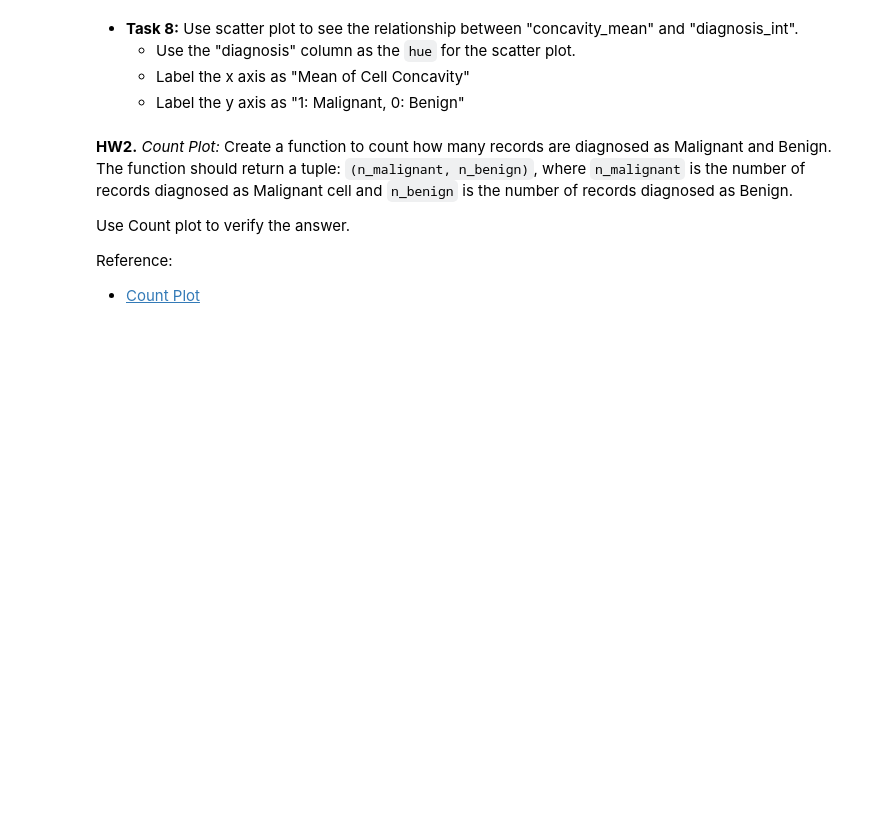
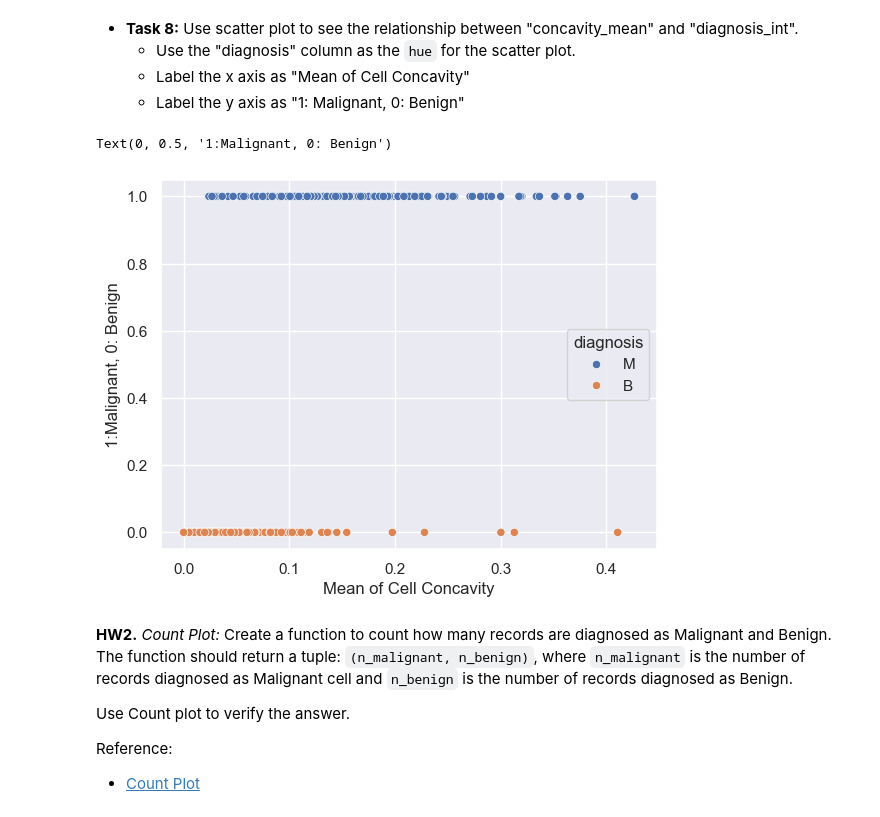
Before and after one commit to surrelsaga/DDW-weekly-problemSets, a Jupyter notebook: Week09_Homework.ipynb, the cells around one changed output. Cells and saved outputs as stored; diff of their text form; code cells hidden in the pictures; blank space fills up the shorter version.

```diff
--- a/Week09_Homework.ipynb
+++ b/Week09_Homework.ipynb
@@ -185,18 +221,21 @@ sns.set()
 # %%
 # Task 8
 # set the default theme to use Seaborn
 sns.set()
 
+# extract data
+df_data02: pd.DataFrame = df.loc[:, ['concavity_mean', 'diagnosis_int', 'diagnosis']]
+
 # display using scatter plot
-# myplot: axes.Axes = None
+myplot: axes.Axes = sns.scatterplot(x='concavity_mean', y='diagnosis_int', hue='diagnosis', data=df_data02)
 
 # set the x label
-
+myplot.set_xlabel('Mean of Cell Concavity')
 # set the y label
-
-###
-### YOUR CODE HERE
-###
+myplot.set_ylabel('1:Malignant, 0: Benign')
+# %% [output]
+Text(0, 0.5, '1:Malignant, 0: Benign')
+[figure, added]
 # %% [markdown]
 **HW2.** *Count Plot:* Create a function to count how many records are diagnosed as Malignant and Benign. The function should return a tuple: `(n_malignant, n_benign)`, where `n_malignant` is the number of records diagnosed as Malignant cell and `n_benign` is the number of records diagnosed as Benign.
 
```
Also changed, not shown: parts of 9 cells of this notebook.
